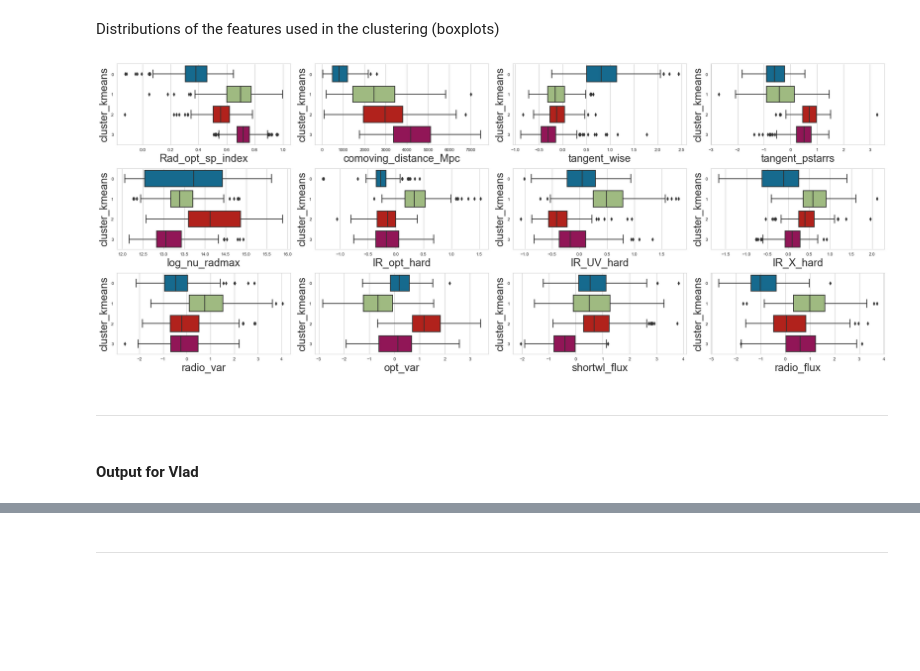
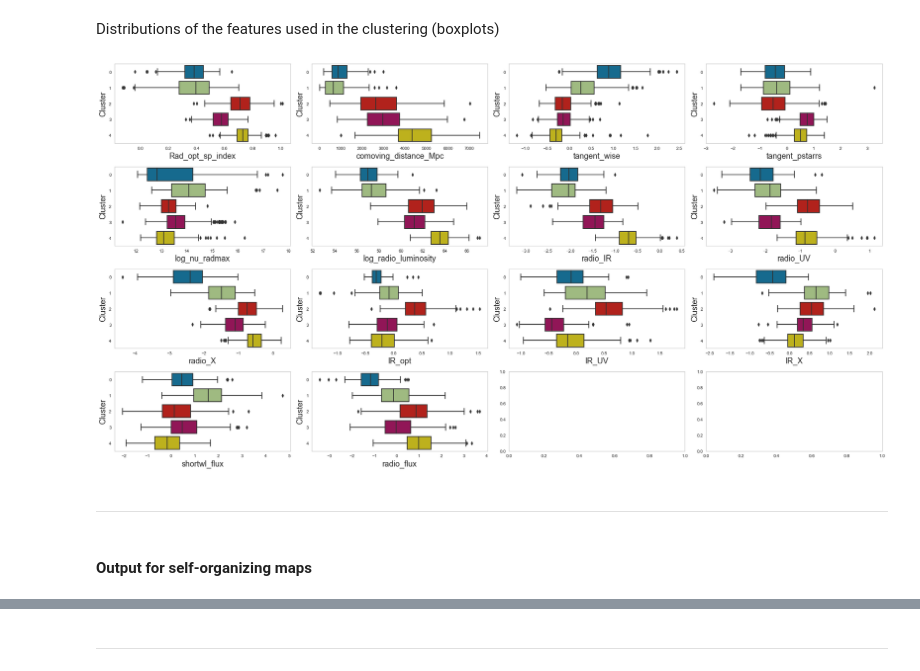
Before and after one commit to DKudryavtsev/BZCAT-Clustering, a Jupyter notebook: main_model.ipynb, the cells around one changed output, grey strips where cells are left out. Saved outputs shown, nothing was run; the diff lists cells and outputs as text; code cells hidden in the pictures; blank space fills up the shorter version.

```diff
--- a/main_model.ipynb
+++ b/main_model.ipynb
@@ -177,4 +200,4 @@ The number of points to be converted to NaNs: 32
 # %%
-model_df.mask(mask, np.NaN, inplace=True)
+#model_df.mask(mask, np.NaN, inplace=True)
 
-sns.histplot(data=model_df, x='var_7.7', bins=30);
+#sns.histplot(data=model_df, x='var_7.7', bins=30);
@@ -470,28 +525,26 @@ def make_kmeans_clusters(model_df, dataset_df, n_clusters, perplexity):
 def yb_elbow(model_df):
     """Yellowbrick elbow visualizer"""
     vis_distortion = KElbowVisualizer(
-         cluster.KMeans(), metrics='calinski_harabasz', timings=False)
+         cluster.KMeans(), metrics='distortion', timings=False)
     vis_distortion.fit(model_df)
     vis_distortion.show();
 
 
-def plot_distr(dataset_df, cols):
+def plot_distr(dataset_df, cols, file=None):
     "Feature distributions for different clusters"
-    plt.rcParams['axes.labelsize'] = 24
-    fig, ax = plt.subplots(3, 4, figsize=(25, 10))
+    plt.rcParams['axes.labelsize'] = 18
+    sns.set_style({'axes.grid' : False})
+
+    nrows = int(np.ceil(len(cols) / 4))
+    fig, axes = plt.subplots(nrows, 4, figsize=(25, 3.25*nrows))
     i = 0
-    for row in range(3):
-        sns.boxplot(data=dataset_df, x=cols[i], y='cluster_kmeans',
-                    orient='h', ax=ax[row,0])
-        #if row==3: break
-        sns.boxplot(data=dataset_df, x=cols[i+1], y='cluster_kmeans',
-                    orient='h', ax=ax[row,1])
-        sns.boxplot(data=dataset_df, x=cols[i+2], y='cluster_kmeans',
-                    orient='h', ax=ax[row,2])
-        sns.boxplot(data=dataset_df, x=cols[i+3], y='cluster_kmeans',
-                    orient='h', ax=ax[row,3])
-        i += 4
+    for col, ax in  zip(cols, axes.flatten()):
+        sns.boxplot(data=dataset_df, x=col, y='cluster_kmeans',
+                    orient='h', ax=ax).set(ylabel='Cluster')
     plt.tight_layout()
+    if file is not None:
+        plt.savefig('figs/' + file + '.eps', format='eps', bbox_inches='tight')
+        plt.savefig('figs/' + file + '.png', format='png', bbox_inches='tight')
     plt.rcParams['axes.labelsize'] = 10
 
 
@@ -530,5 +583,5 @@ Final feature selection. I drop the alpha spectral indices: the experiments have
 # %%
-model_df.drop(columns=['alpha_2.3-4.8', 'alpha_4.8-7.7', 'Radio_radio_hard'], inplace=True)
+model_df.drop(columns=['alpha_2.3-4.8', 'alpha_4.8-7.7', 'radio_radio'], inplace=True)
 # %% [markdown]
 The final model dataframe
 # %%
@@ -669,5 +713,5 @@ The PCA initialization in TSNE will change to have the standard deviation of PC1
 # %% [markdown]
 Reassigning cluster numbers (based on the number of BL Lac objects in a cluster)
 # %%
-bzcat_pca_dropna['cluster_kmeans'].replace({0:0, 1:1, 2:3, 3:2},
+bzcat_pca_dropna['cluster_kmeans'].replace({4:0, 3:1, 1:2, 0:3, 2:4},
                                            inplace=True)
@@ -688,14 +873,14 @@ pd.crosstab(
 # %% [markdown]
 Distributions of the features used in the clustering (boxplots)
 # %%
-cols = model_df.columns
-plot_distr(bzcat_pca_dropna, cols)
+cols = model_df.columns #[:4]
+plot_distr(bzcat_pca_dropna, cols, file='distr_nonan')
 # %% [output]
-[figure, old version]
+[figure, new version]
 # %% [markdown]
 ---
 # %% [markdown]
-#### Output for Vlad
+#### Output for self-organizing maps
 # %%
 model_pca_dropna.to_csv('data/model_df_nonans.csv', index_label='index')
 model_pca_dropna
```
Also changed, not shown: parts of 83 cells of this notebook, 11 other files.
